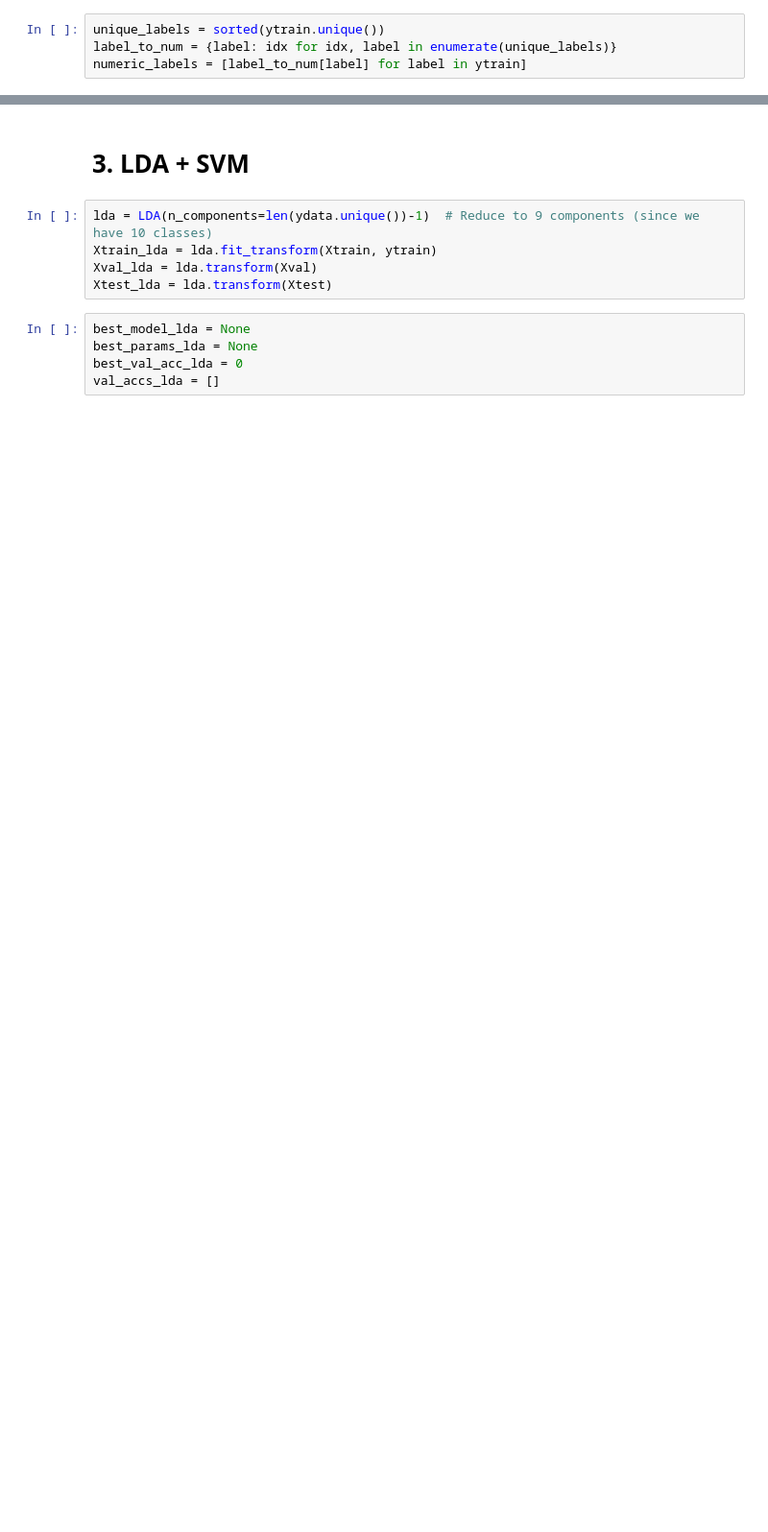
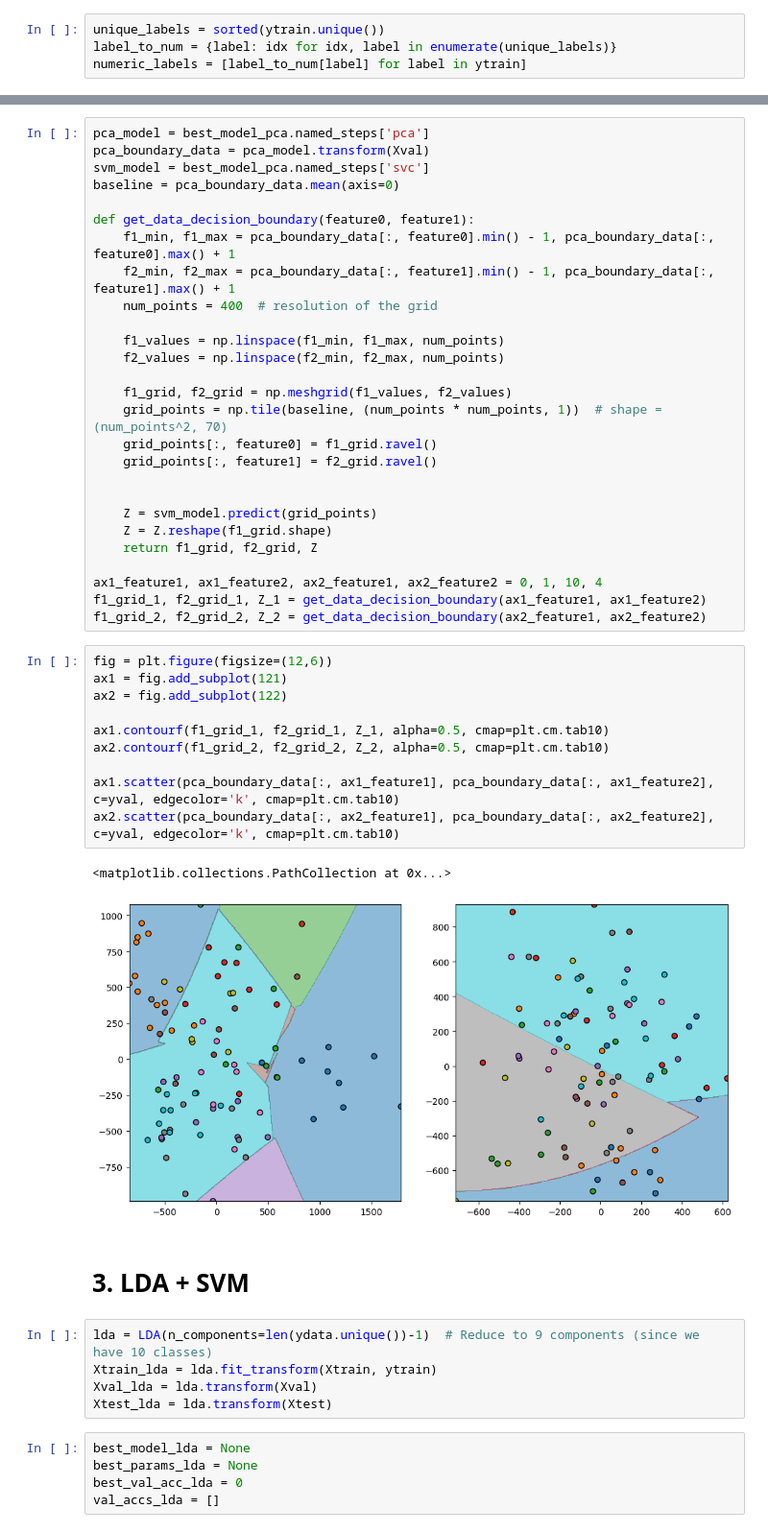
Before and after one commit to pribylr/ml-svm, a Jupyter notebook: svm.ipynb, the cells around one changed output, grey strips where cells are left out. Shown: that part at 96% size. Cells and saved outputs as stored; diff of their text form; blank space fills up the shorter version.

```diff
--- a/svm.ipynb
+++ b/svm.ipynb
@@ -187,3 +223,43 @@ Text(0, 0.5, 'Component 4')
+# %%
+pca_model = best_model_pca.named_steps['pca']
+pca_boundary_data = pca_model.transform(Xval)
+svm_model = best_model_pca.named_steps['svc']
+baseline = pca_boundary_data.mean(axis=0)
+
+def get_data_decision_boundary(feature0, feature1):
+    f1_min, f1_max = pca_boundary_data[:, feature0].min() - 1, pca_boundary_data[:, feature0].max() + 1
+    f2_min, f2_max = pca_boundary_data[:, feature1].min() - 1, pca_boundary_data[:, feature1].max() + 1
+    num_points = 400  # resolution of the grid
+
+    f1_values = np.linspace(f1_min, f1_max, num_points)
+    f2_values = np.linspace(f2_min, f2_max, num_points)
+
+    f1_grid, f2_grid = np.meshgrid(f1_values, f2_values)
+    grid_points = np.tile(baseline, (num_points * num_points, 1))  # shape = (num_points^2, 70)
+    grid_points[:, feature0] = f1_grid.ravel()
+    grid_points[:, feature1] = f2_grid.ravel()
+
+
+    Z = svm_model.predict(grid_points)
+    Z = Z.reshape(f1_grid.shape)
+    return f1_grid, f2_grid, Z
+
+ax1_feature1, ax1_feature2, ax2_feature1, ax2_feature2 = 0, 1, 10, 4
+f1_grid_1, f2_grid_1, Z_1 = get_data_decision_boundary(ax1_feature1, ax1_feature2)
+f1_grid_2, f2_grid_2, Z_2 = get_data_decision_boundary(ax2_feature1, ax2_feature2)
+# %%
+fig = plt.figure(figsize=(12,6))
+ax1 = fig.add_subplot(121)
+ax2 = fig.add_subplot(122)
+
+ax1.contourf(f1_grid_1, f2_grid_1, Z_1, alpha=0.5, cmap=plt.cm.tab10)
+ax2.contourf(f1_grid_2, f2_grid_2, Z_2, alpha=0.5, cmap=plt.cm.tab10)
+
+ax1.scatter(pca_boundary_data[:, ax1_feature1], pca_boundary_data[:, ax1_feature2], c=yval, edgecolor='k', cmap=plt.cm.tab10)
+ax2.scatter(pca_boundary_data[:, ax2_feature1], pca_boundary_data[:, ax2_feature2], c=yval, edgecolor='k', cmap=plt.cm.tab10)
+# %% [output]
+<matplotlib.collections.PathCollection at 0x...>
+[figure, added]
 # %% [markdown]
 # 3. LDA + SVM
 # %%
```
Also changed, not shown: parts of 16 cells of this notebook.
